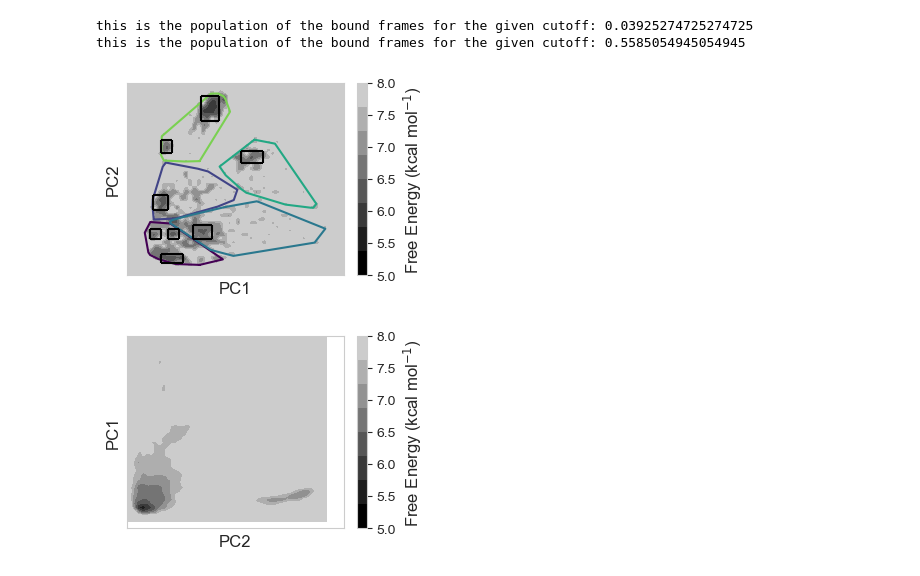
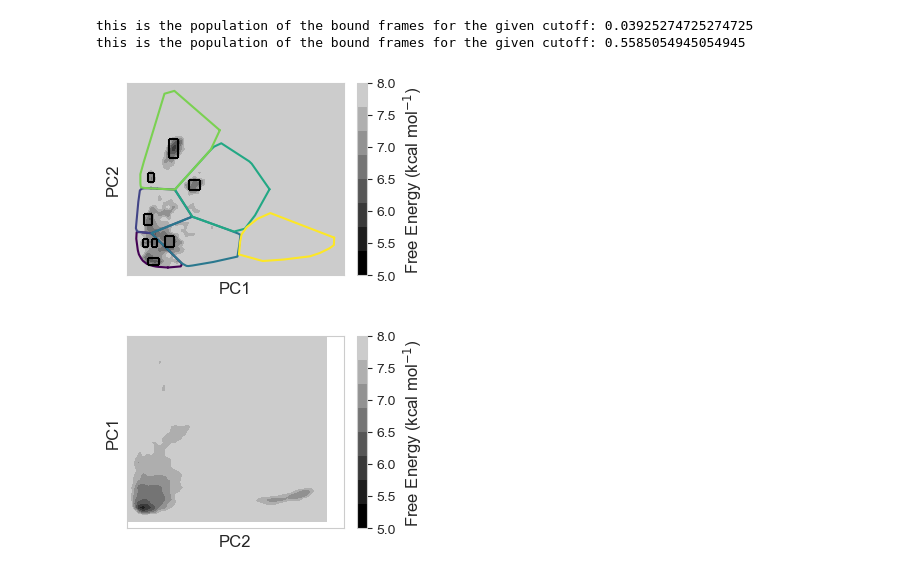
Before and after one commit to paulrobustelli/Garcia_hIAPP_monomer_binders_2025, a Jupyter notebook: s20g_hiapp_yxa1/s20g_hiapp_yxa1_analysis.ipynb, the cells around one changed output. Drawn from its saved outputs; the diff is of its cells as text; code cells hidden in the pictures.

```diff
--- a/s20g_hiapp_yxa1/s20g_hiapp_yxa1_analysis.ipynb
+++ b/s20g_hiapp_yxa1/s20g_hiapp_yxa1_analysis.ipynb
@@ -2305,3 +2351,11 @@ np.savetxt(outdir+'hbond_fraction.LD.be.dat', Hbond_by_res_PD)
 Hbond_by_res_PD_bf = np.column_stack(
     (residue_number, HBond_PD_ave/boundfrac, HBond_PD_pyb_be/boundfrac))
 np.savetxt(outdir+'hbond_fraction.PD.boundfraction.be.dat', Hbond_by_res_PD_bf)
+# %%
+for i in Hbond_pairs_PD:
+    print(i, i+residue_offset, Hbond_pairs_PD[i])
+
+print("HBond_Ligand Donors")
+
+for i in Hbond_pairs_LD:
+    print(i, Hbond_pairs_LD[i])
@@ -2755,6 +2827,9 @@ from scipy.spatial import ConvexHull
 
 # load in the correct c_dict and the correct PCs
 # get pcs
+X_all = np.load("../circuit_topology_matrices/" + "all_sys_concat_incpca.npy")
+with open("../circuit_topology_matrices/" + "6c_kmeans_cluster_points.pkl", "rb") as f:
+    cluster_points_dic = pickle.load(f)
 PCs_old = np.load(outdir+"/concat_all_incpca.npy")
 
 # only care about the PCs in contact
@@ -2762,7 +2837,7 @@ frame_range = PCs_old.shape[0]
 PCs = PCs_old[np.intersect1d(pos_contact,np.arange(0,frame_range))]
 
 fig, ax = plt.subplots(nrows=1,ncols=1, figsize=(3.5,2.5))
-counts,xbins,ybins=np.histogram2d(PCs[:,1],PCs[:,0],bins=50,density=True, range=[[np.min(PCs[:,1])-50, np.max(PCs[:,1])+50], [np.min(PCs[:,0])-50, np.max(PCs[:,0])+50]]) # LogNorm()
+counts,xbins,ybins=np.histogram2d(PCs[:,1],PCs[:,0],bins=50,density=True, range=[[np.min(X_all[:,1])-50, np.max(X_all[:,1])+50], [np.min(X_all[:,0])-50, np.max(X_all[:,0])+50]]) # LogNorm()
 a = np.log(np.flipud(counts)+.000001)
 T = 300
 a = -(0.001987*T)*a
@@ -2782,9 +2857,8 @@ for i in range(len(c_dict.keys())):
         in_contact = np.intersect1d(pos_contact,frame_ind)
         x = PCs_old[in_contact][:,0]
         y = PCs_old[in_contact][:,1]
-        if len(in_contact) < 3:
-                continue
-        cluster_points = PCs_old[in_contact]
+
+        cluster_points = cluster_points_dic[i]
         hull = ConvexHull(cluster_points)
         hull_points = cluster_points[hull.vertices]
         # Close the loop
@@ -2808,34 +2882,34 @@ plt.ylabel("PC2")
 plt.xlabel("PC1")
 plt.xticks([])
 plt.yticks([])
 plt.grid(False)
 plt.savefig(outdir + "iapp_s20g_yxa1_FES_on_PCs_0.4_in_contact.png", dpi=400, bbox_inches="tight")
 plt.savefig(outdir + "iapp_s20g_yxa1_FES_on_PCs_0.4_in_contact.pdf", dpi=400, bbox_inches="tight")
 
 # bound poses
 # bin cluster 1
 plt_box(-160, -100, -160, -120 )
 plt_box(-190, -160, -50, 0)
 plt_box(-140, -110, -50, 0)
 
 #bin cluster 2
 plt_box(-180, -140,90, 160)
 
 #bin cluster 3
 plt_box(-70, -20, -50, 20)
 
 # bin cluster 4
 plt_box(60, 120, 310, 370)
 
 # bin cluster 5
 plt_box(-50, 0, 630, 510)
 plt_box(-160, -130, 420, 360)
 
 plt.savefig(outdir + "iapp_s20g_yxa1_FES_on_PCs_0.4_w_bounds_in_contact.png", dpi=400, bbox_inches="tight")
 
 plt.show()
 # %% [output]
-[figure, old version]
+[figure, new version]
 # %%
 
 PCs = np.load(outdir+"/concat_all_incpca.npy")
```
Also changed, not shown: parts of 9 cells of this notebook, 30 other files.
